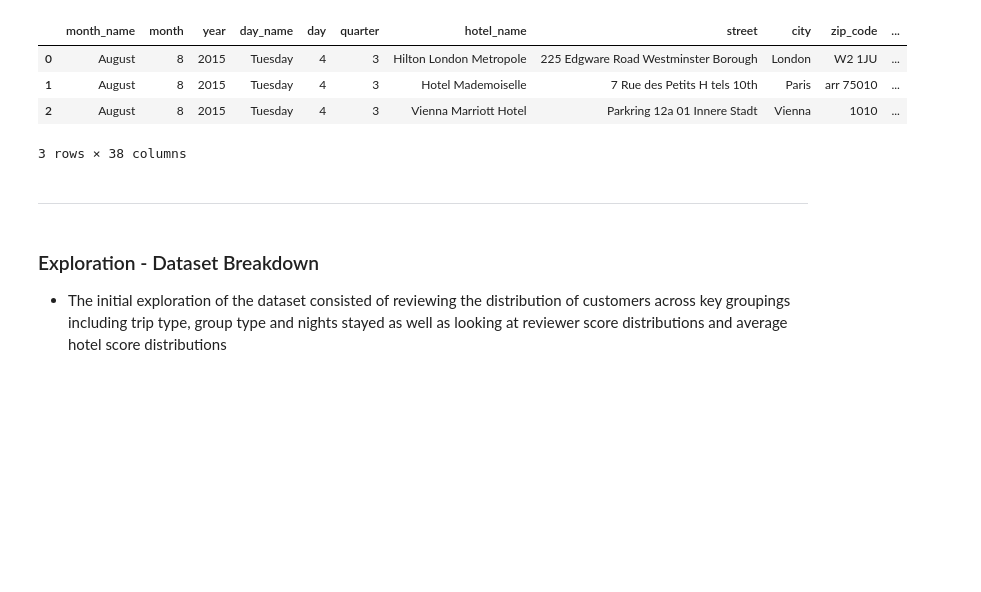
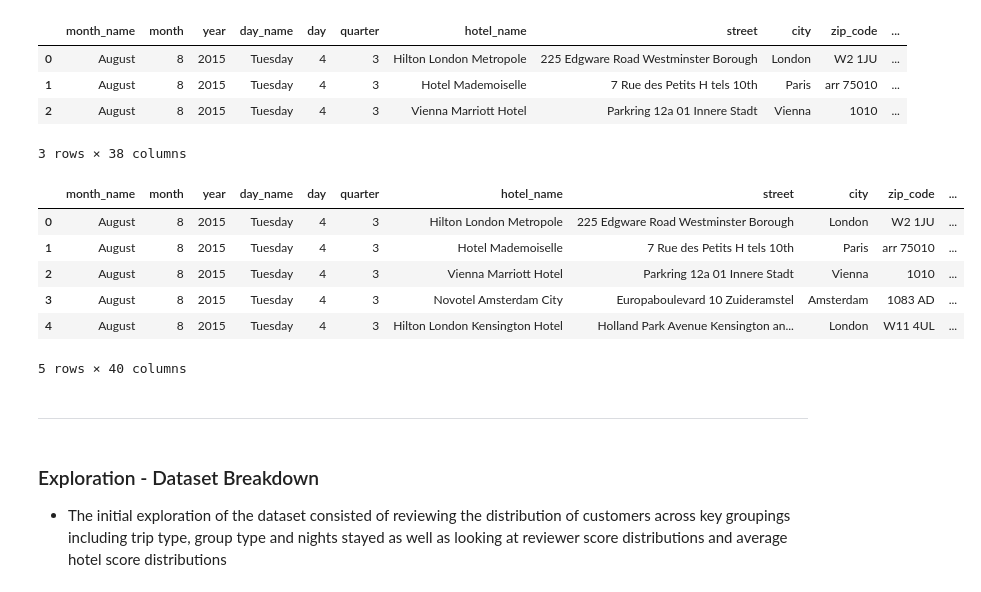
Before and after one commit to InPersonAnalysis/customer_review_capston, a Jupyter notebook: final_notebook.ipynb, the cells around one changed output. Saved outputs shown, nothing was run; the diff lists cells and outputs as text; code cells hidden in the pictures; blank space fills up the shorter version.

```diff
--- a/final_notebook.ipynb
+++ b/final_notebook.ipynb
@@ -58,6 +58,22 @@ Using cached csv file...
 | 1 | August | 8 | 2015 | Tuesday | 4 | 3 | Hotel Mademoiselle | 7 Rue des Petits H tels 10th | Paris | arr 75010 | ... |
 | 2 | August | 8 | 2015 | Tuesday | 4 | 3 | Vienna Marriott Hotel | Parkring 12a 01 Innere Stadt | Vienna | 1010 | ... |
 3 rows × 38 columns
+# %%
+pos_dom_topics = pd.read_csv('dominant_topic.csv')
+pos_dom_topics.rename(columns={'0':'positive_dominant_topic'}, inplace=True)
+neg_dom_topics = pd.read_csv('negative_dominant_topic.csv')
+neg_dom_topics.rename(columns={'0':'negative_dominant_topic'}, inplace=True)
+# %%
+df = pd.concat([df, pos_dom_topics.positive_dominant_topic, neg_dom_topics.negative_dominant_topic], axis=1)
+df.head()
+# %% [output]
+|  | month_name | month | year | day_name | day | quarter | hotel_name | street | city | zip_code | ... |
+| 0 | August | 8 | 2015 | Tuesday | 4 | 3 | Hilton London Metropole | 225 Edgware Road Westminster Borough | London | W2 1JU | ... |
+| 1 | August | 8 | 2015 | Tuesday | 4 | 3 | Hotel Mademoiselle | 7 Rue des Petits H tels 10th | Paris | arr 75010 | ... |
+| 2 | August | 8 | 2015 | Tuesday | 4 | 3 | Vienna Marriott Hotel | Parkring 12a 01 Innere Stadt | Vienna | 1010 | ... |
+| 3 | August | 8 | 2015 | Tuesday | 4 | 3 | Novotel Amsterdam City | Europaboulevard 10 Zuideramstel | Amsterdam | 1083 AD | ... |
+| 4 | August | 8 | 2015 | Tuesday | 4 | 3 | Hilton London Kensington Hotel | Holland Park Avenue Kensington an... | London | W11 4UL | ... |
+5 rows × 40 columns
 # %% [markdown]
 ---
 # %% [markdown]
```
Also changed, not shown: parts of 6 cells of this notebook.
